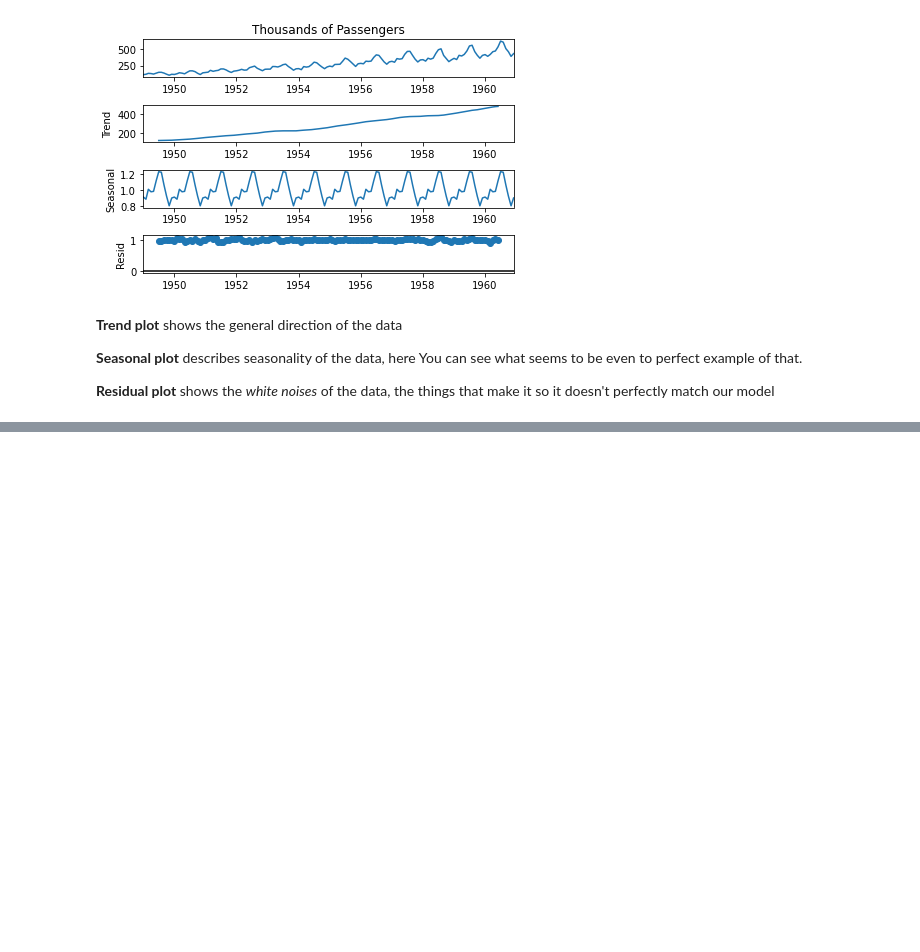
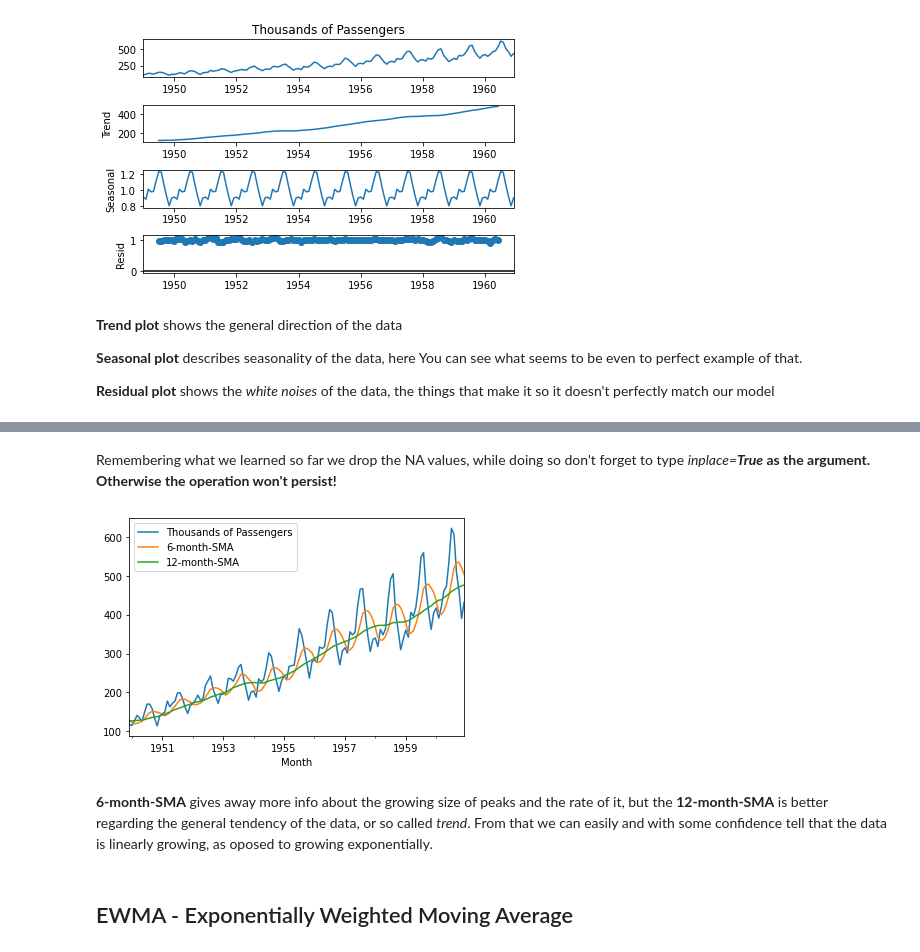
Before and after one commit to Viciooo/TimeSeriesAnalysis, a Jupyter notebook: src/main/introduction_to_time_series.ipynb, the cells around one changed output, grey strips where cells are left out. Saved outputs shown, nothing was run; the diff lists cells and outputs as text; code cells hidden in the pictures; blank space fills up the shorter version.

```diff
--- a/src/main/introduction_to_time_series.ipynb
+++ b/src/main/introduction_to_time_series.ipynb
@@ -75,0 +82,2 @@ result.plot();
+# %%
+airline['6-month-SMA'] = airline['Thousands of Passengers'].rolling(window=6).mean()
@@ -75,0 +86,2 @@ result.plot();
+# %%
+airline['12-month-SMA'] = airline['Thousands of Passengers'].rolling(window=12).mean()
@@ -75,0 +98,12 @@ result.plot();
+# %% [markdown]
+Remembering what we learned so far we drop the NA values, while doing so don't forget to type *inplace=<b>True* as the argument. Otherwise the operation won't persist!
+# %%
+airline.dropna(inplace=True)
+# %%
+airline.plot();
+# %% [output]
+[figure, added]
+# %% [markdown]
+**6-month-SMA** gives away more info about the growing size of peaks and the rate of it, but the **12-month-SMA** is better regarding the general tendency of the data, or so called *trend*. From that we can easily and with some confidence tell that the data is linearly growing, as oposed to growing exponentially.
+# %% [markdown]
+## EWMA - Exponentially Weighted Moving Average
```
Also changed, not shown: parts of 50 cells of this notebook.
